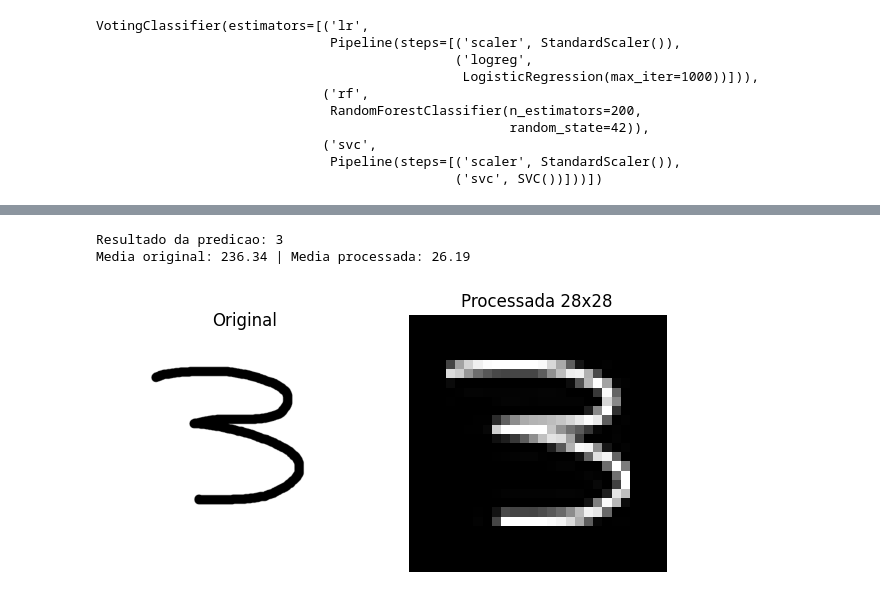
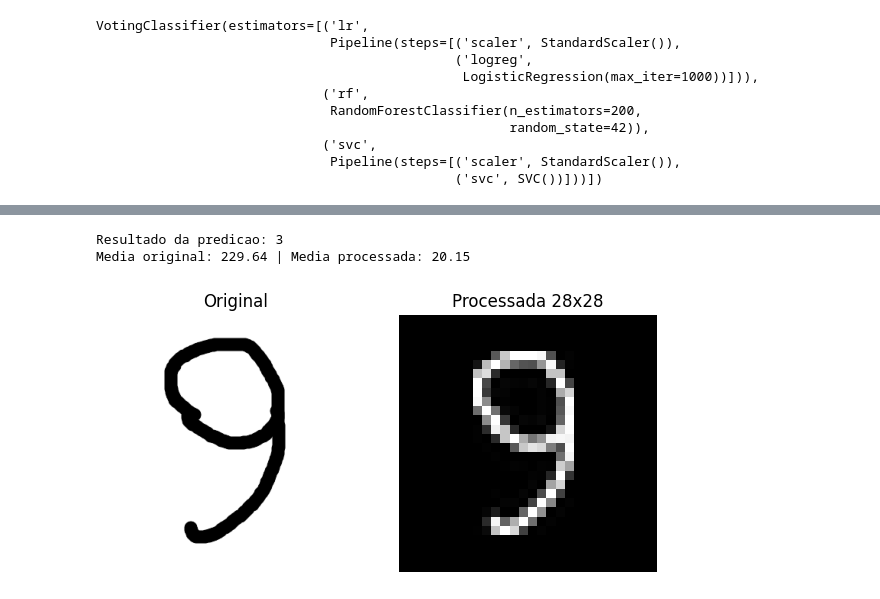
Before and after one commit to raf7525/sexto-periodo, a Jupyter notebook: machine/class_numero_randomforest.ipynb, the cells around one changed output, grey strips where cells are left out. Saved outputs shown, nothing was run; the diff lists cells and outputs as text; code cells hidden in the pictures.

```diff
--- a/machine/class_numero_randomforest.ipynb
+++ b/machine/class_numero_randomforest.ipynb
@@ -187,27 +187,10 @@ X_custom, y_custom = carregar_dataset_personalizado(
 )
 print(X_custom.shape, y_custom.shape)
 
-X_train, X_test, y_train, y_test = train_test_split(X, y, test_size=0.2, random_state=42)##X eh o estudo e y eh o teste
-
-print("Treinando o modelo...")
-log_clf = Pipeline([
-    ('scaler', StandardScaler()),
-    ('logreg', LogisticRegression(max_iter=1000))
-    ]
- )
-rf_clf = RandomForestClassifier(n_estimators=200, random_state=42)
-svm_clf = Pipeline([
-    ('scaler', StandardScaler()),
-    ('svc', SVC(gamma='scale'))
-    ]
- )
-
-voting_clf = VotingClassifier( ##combinacao de 3 algoritmos para funcionar melhor
-    estimators=[('lr', log_clf), ('rf', rf_clf), ('svc', svm_clf)],
-    voting='hard'
-    )
-
-voting_clf.fit(X_train, y_train)
+X_mix = np.vstack([X_train, X_custom])
+y_mix = np.concatenate([y_train, y_custom])
+voting_clf.fit(X_mix, y_mix)
+print("Retreino concluido!")
 # %% [output]
 Pastas encontradas: ['0', '1', '2', '3', '4', '5', '6', '7', '8', '9']
   Classe '0': 17 arquivos
@@ -283,35 +276,35 @@ def prever_digito(caminho_arquivo, modelo, aplicar_inversao=True):
     return modelo.predict(img_array)[0], img_original, img_proc
 
 diretorio = '/home/raf75/sexto-periodo/machine/fotos'
-nome_arquivo = 'teste_3.png'
+nome_arquivo = 'teste_9.png'
 caminho_completo = os.path.join(diretorio, nome_arquivo)
 
 aplicar_inversao = True
 
 try:
     resultado, img_orig, img_proc = prever_digito(
         caminho_completo,
         voting_clf,
         aplicar_inversao=aplicar_inversao,
     )
     print(f"\nResultado da predicao: {resultado}")
     print(f"Media original: {np.array(img_orig).mean():.2f} | Media processada: {np.array(img_proc).mean():.2f}")
 
     plt.figure(figsize=(6, 3))
     plt.subplot(1, 2, 1)
     plt.title('Original')
     plt.imshow(img_orig, cmap='gray')
     plt.axis('off')
 
     plt.subplot(1, 2, 2)
     plt.title('Processada 28x28')
     plt.imshow(img_proc, cmap='gray')
     plt.axis('off')
     plt.tight_layout()
     plt.show()
 except FileNotFoundError:
     print(f"\nErro: O arquivo {caminho_completo} nao foi encontrado.")
 # %% [output]
 Resultado da predicao: 3
-Media original: 236.34 | Media processada: 26.19
+Media original: 229.64 | Media processada: 20.15
-[figure, old version]
+[figure, new version]
```
Also changed, not shown: parts of 1 cell of this notebook, 6 other files.
